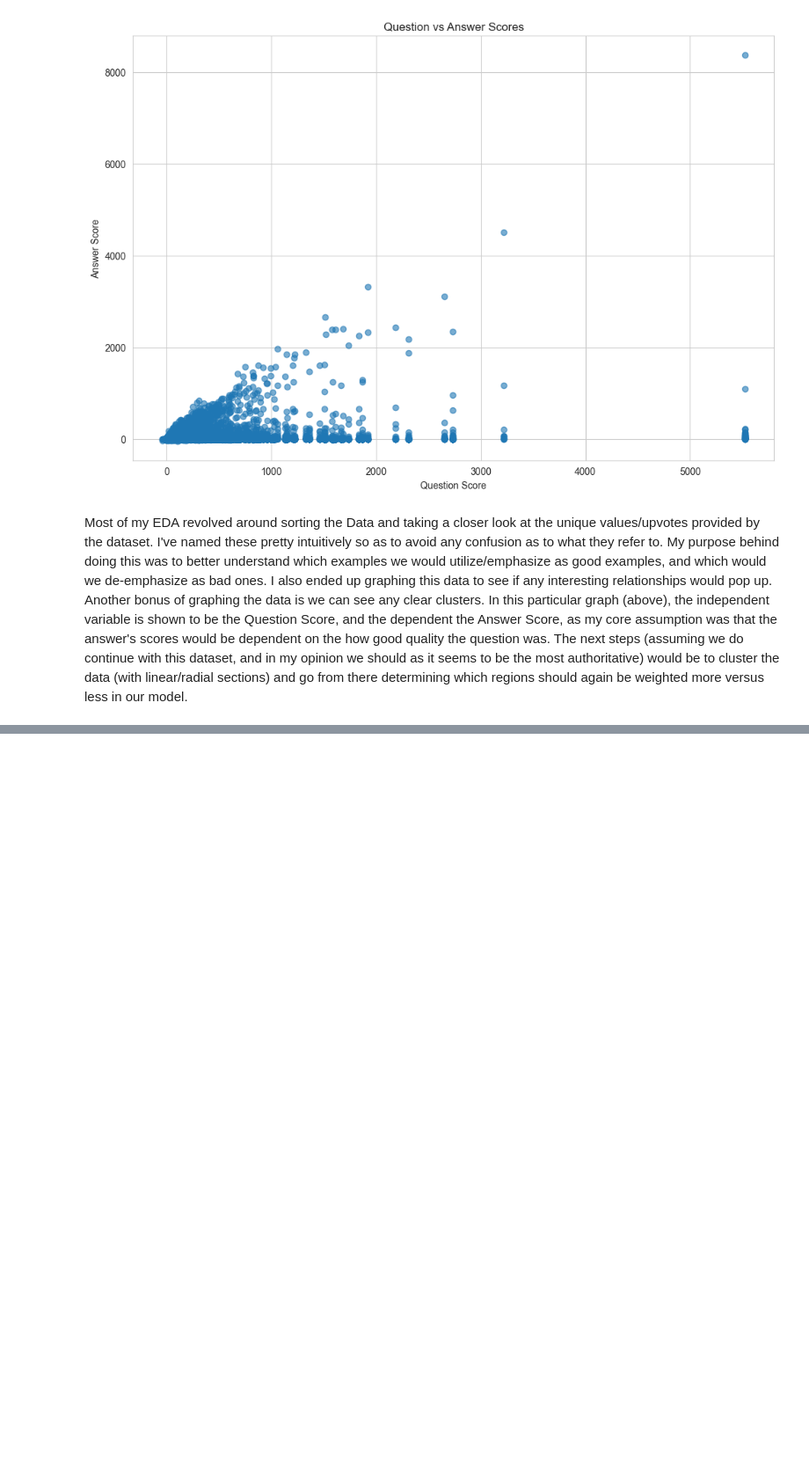
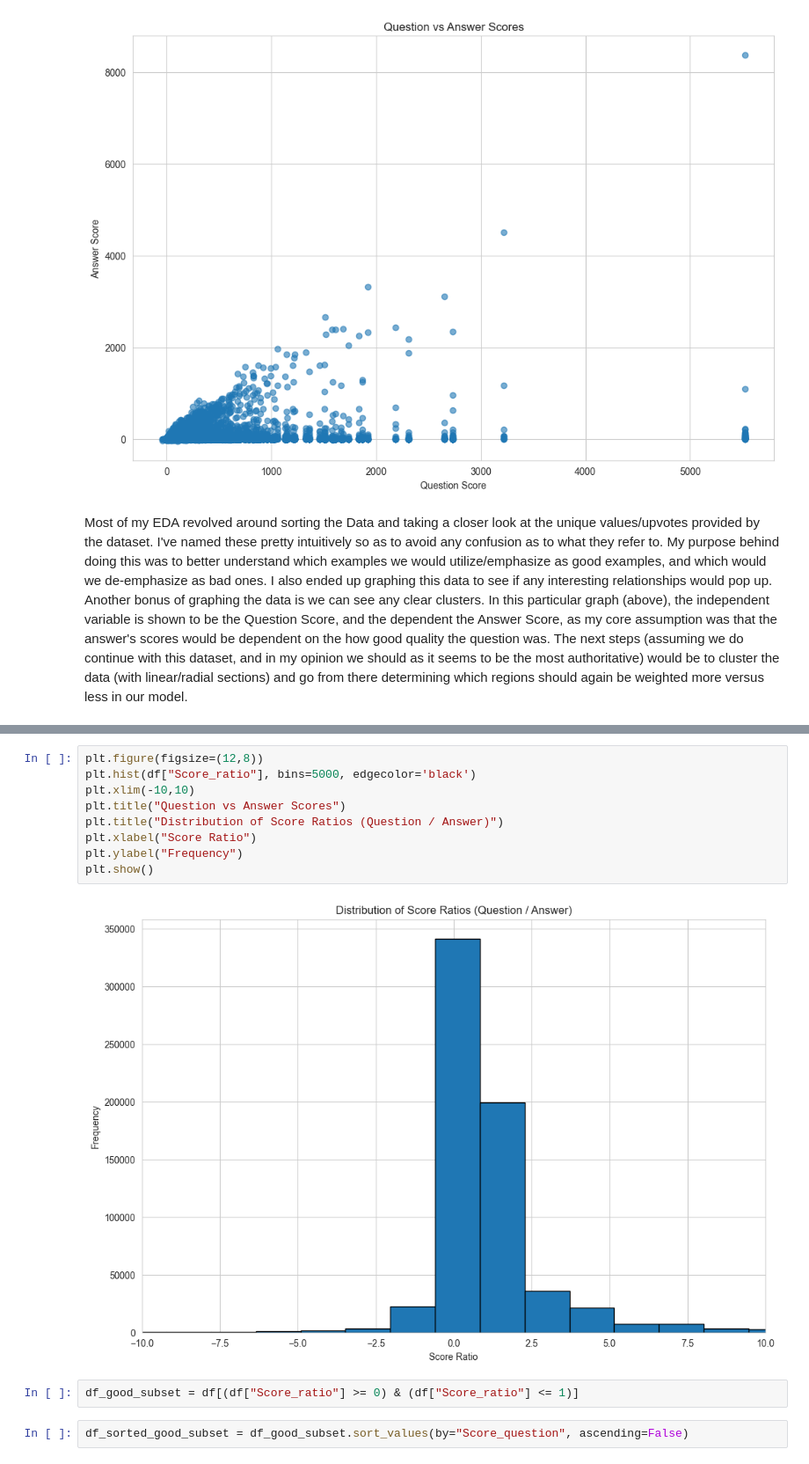
Before and after one commit to v1zhu/Stackbot-DS3, a Jupyter notebook: Ratuls_Data_Exploration.ipynb, the cells around one changed output, grey strips where cells are left out. Shown: that part at 88% size. Cells and saved outputs as stored; diff of their text form; blank space fills up the shorter version.

```diff
--- a/Ratuls_Data_Exploration.ipynb
+++ b/Ratuls_Data_Exploration.ipynb
@@ -215,0 +260,15 @@ Most of my EDA revolved around sorting the Data and taking a closer look at the
+# %%
+plt.figure(figsize=(12,8))
+plt.hist(df["Score_ratio"], bins=5000, edgecolor='black')
+plt.xlim(-10,10)
+plt.title("Question vs Answer Scores")
+plt.title("Distribution of Score Ratios (Question / Answer)")
+plt.xlabel("Score Ratio")
+plt.ylabel("Frequency")
+plt.show()
+# %% [output]
+[figure, added]
+# %%
+df_good_subset = df[(df["Score_ratio"] >= 0) & (df["Score_ratio"] <= 1)]
+# %%
+df_sorted_good_subset = df_good_subset.sort_values(by="Score_question", ascending=False)
```
Also changed, not shown: parts of 7 cells of this notebook.
